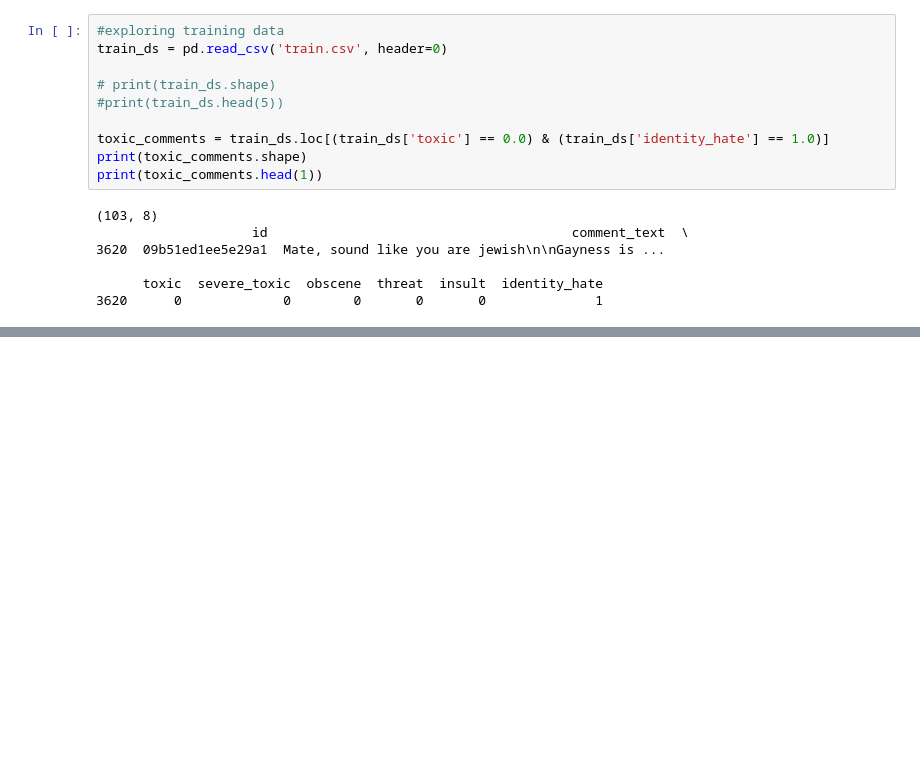
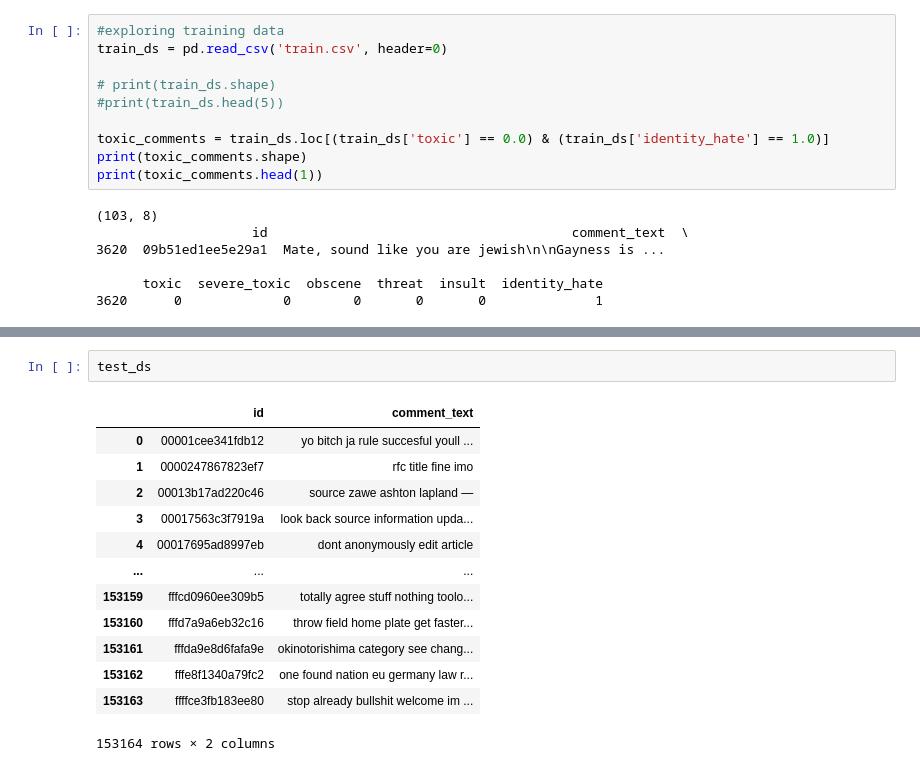
Before and after one commit to jjbocek/ToxicApp, a Jupyter notebook: Toxic_App_Sandbox_Lisa.ipynb, the cells around one changed output, grey strips where cells are left out. Cells and saved outputs as stored; diff of their text form; blank space fills up the shorter version.

```diff
--- a/Toxic_App_Sandbox_Lisa.ipynb
+++ b/Toxic_App_Sandbox_Lisa.ipynb
@@ -102,0 +376,16 @@ print(toxic_comments.head(1))
+# %%
+test_ds
+# %% [output]
+|  | id | comment_text |
+| 0 | 00001cee341fdb12 | yo bitch ja rule succesful youll ... |
+| 1 | 0000247867823ef7 | rfc title fine imo |
+| 2 | 00013b17ad220c46 | source zawe ashton lapland — |
+| 3 | 00017563c3f7919a | look back source information upda... |
+| 4 | 00017695ad8997eb | dont anonymously edit article |
+| ... | ... | ... |
+| 153159 | fffcd0960ee309b5 | totally agree stuff nothing toolo... |
+| 153160 | fffd7a9a6eb32c16 | throw field home plate get faster... |
+| 153161 | fffda9e8d6fafa9e | okinotorishima category see chang... |
+| 153162 | fffe8f1340a79fc2 | one found nation eu germany law r... |
+| 153163 | ffffce3fb183ee80 | stop already bullshit welcome im ... |
+153164 rows × 2 columns
```
Also changed, not shown: parts of 22 cells of this notebook.
